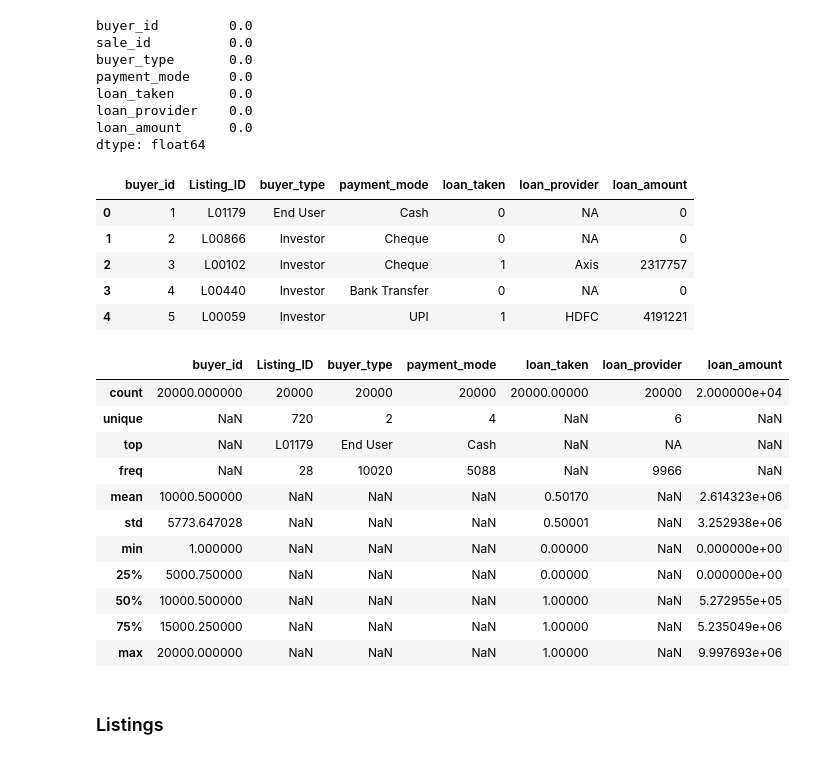
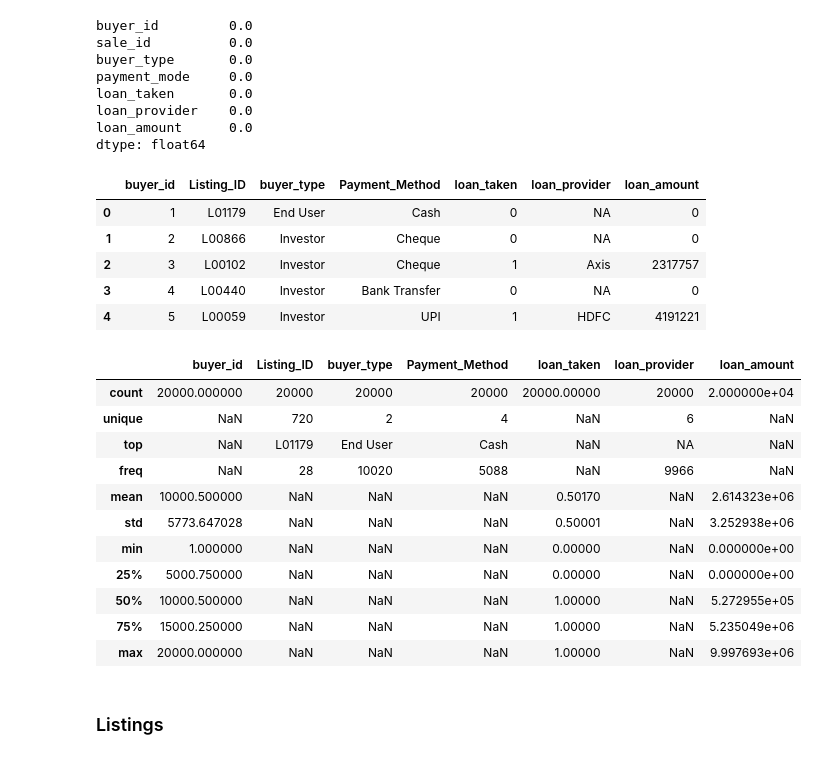
Before and after one commit to JS-Tharun/Real-Estate-Analysis, a Jupyter notebook: notebook.ipynb, the cells around one changed output. Drawn from its saved outputs; the diff is of its cells as text; code cells hidden in the pictures.

```diff
--- a/notebook.ipynb
+++ b/notebook.ipynb
@@ -325,10 +328,10 @@ loan_amount      0.0
 dtype: float64
 # %%
 # Changing 'sale_id' column name to 'Listing_ID' to maintain consistency
-buyers_df.rename(columns={'sale_id':'Listing_ID'}, inplace=True)
+buyers_df.rename(columns={'sale_id':'Listing_ID', 'payment_mode': 'Payment_Method'}, inplace=True)
 buyers_df.head()
 # %% [output]
-|  | buyer_id | Listing_ID | buyer_type | payment_mode | loan_taken | loan_provider | loan_amount |
+|  | buyer_id | Listing_ID | buyer_type | Payment_Method | loan_taken | loan_provider | loan_amount |
 | 0 | 1 | L01179 | End User | Cash | 0 | NA | 0 |
 | 1 | 2 | L00866 | Investor | Cheque | 0 | NA | 0 |
 | 2 | 3 | L00102 | Investor | Cheque | 1 | Axis | 2317757 |
@@ -338,7 +341,7 @@ buyers_df.head()
 # Summary Statistics
 buyers_df.describe(include='all')
 # %% [output]
-|  | buyer_id | Listing_ID | buyer_type | payment_mode | loan_taken | loan_provider | loan_amount |
+|  | buyer_id | Listing_ID | buyer_type | Payment_Method | loan_taken | loan_provider | loan_amount |
 | count | 20000.000000 | 20000 | 20000 | 20000 | 20000.00000 | 20000 | 2.000000e+04 |
 | unique | NaN | 720 | 2 | 4 | NaN | 6 | NaN |
 | top | NaN | L01179 | End User | Cash | NaN | NA | NaN |
```
Also changed, not shown: parts of 21 cells of this notebook, 1 other file.
